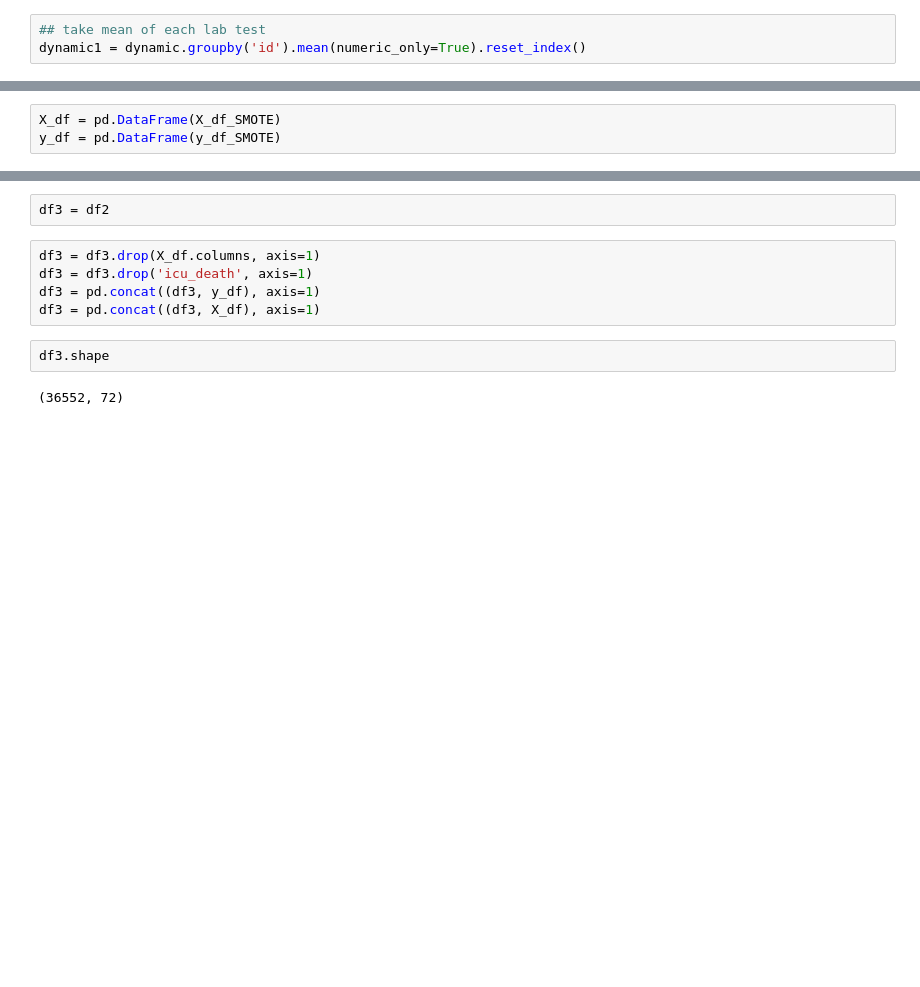
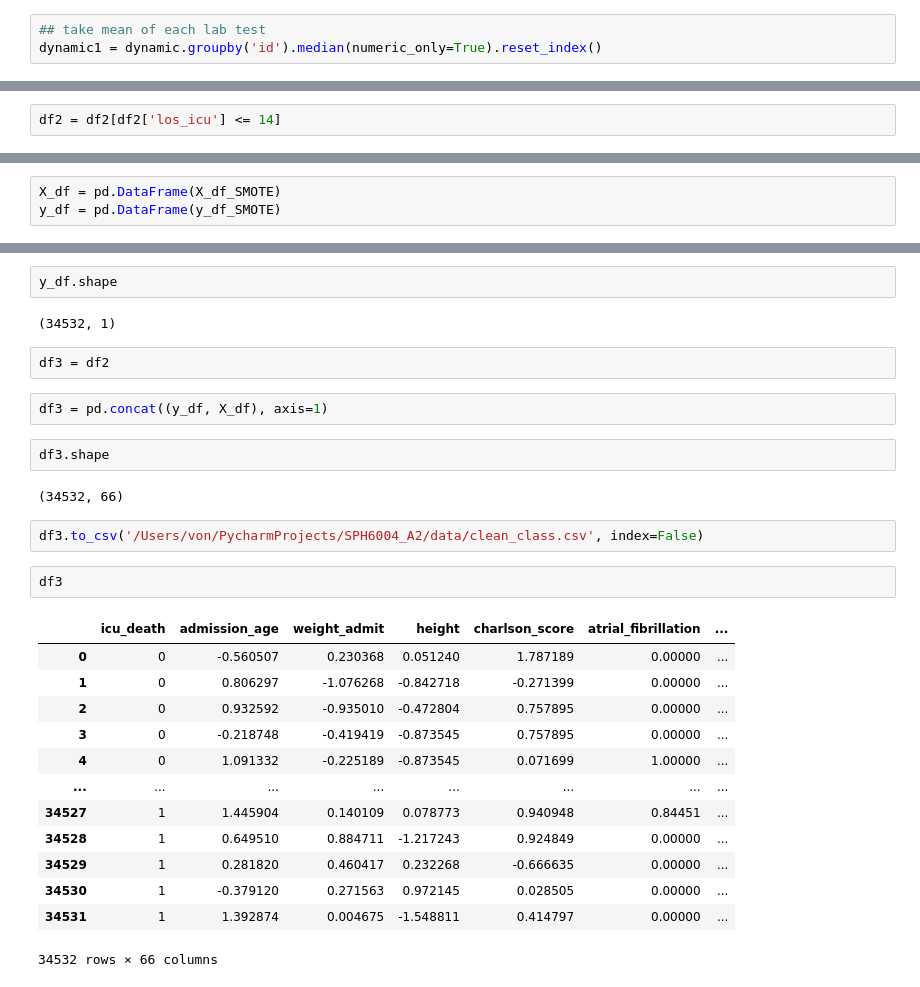
Before and after one commit to xuqianyi/SPH6004_group_assignment, a Jupyter notebook: clean.ipynb, the cells around one changed output, grey strips where cells are left out. Cells and saved outputs as stored; diff of their text form; blank space fills up the shorter version.

Commit message:
Update the clean process. Remove patients with los_icu > 14 and rerun the SMOTE. Two new csv files generated in the data folder.

```diff
--- a/clean.ipynb
+++ b/clean.ipynb
@@ -26,7 +26,7 @@ dynamic.shape
 (93604, 70)
 # %%
 ## take mean of each lab test
-dynamic1 = dynamic.groupby('id').mean(numeric_only=True).reset_index()
+dynamic1 = dynamic.groupby('id').median(numeric_only=True).reset_index()
 # %%
 df = pd.merge(static, dynamic1, on='id', how='left')
 # %%
@@ -266,0 +304,2 @@ df2
+# %%
+df2 = df2[df2['los_icu'] <= 14]
@@ -285,11 +334,30 @@ y_df = pd.DataFrame(y_df_SMOTE)
+# %%
+y_df.shape
+# %% [output]
+(34532, 1)
 # %%
 df3 = df2
 # %%
-df3 = df3.drop(X_df.columns, axis=1)
-df3 = df3.drop('icu_death', axis=1)
-df3 = pd.concat((df3, y_df), axis=1)
-df3 = pd.concat((df3, X_df), axis=1)
+df3 = pd.concat((y_df, X_df), axis=1)
 # %%
 df3.shape
 # %% [output]
-(36552, 72)
+(34532, 66)
+# %%
+df3.to_csv('/Users/von/PycharmProjects/SPH6004_A2/data/clean_class.csv', index=False)
+# %%
+df3
+# %% [output]
+|  | icu_death | admission_age | weight_admit | height | charlson_score | atrial_fibrillation | ... |
+| 0 | 0 | -0.560507 | 0.230368 | 0.051240 | 1.787189 | 0.00000 | ... |
+| 1 | 0 | 0.806297 | -1.076268 | -0.842718 | -0.271399 | 0.00000 | ... |
+| 2 | 0 | 0.932592 | -0.935010 | -0.472804 | 0.757895 | 0.00000 | ... |
+| 3 | 0 | -0.218748 | -0.419419 | -0.873545 | 0.757895 | 0.00000 | ... |
+| 4 | 0 | 1.091332 | -0.225189 | -0.873545 | 0.071699 | 1.00000 | ... |
+| ... | ... | ... | ... | ... | ... | ... | ... |
+| 34527 | 1 | 1.445904 | 0.140109 | 0.078773 | 0.940948 | 0.84451 | ... |
+| 34528 | 1 | 0.649510 | 0.884711 | -1.217243 | 0.924849 | 0.00000 | ... |
+| 34529 | 1 | 0.281820 | 0.460417 | 0.232268 | -0.666635 | 0.00000 | ... |
+| 34530 | 1 | -0.379120 | 0.271563 | 0.972145 | 0.028505 | 0.00000 | ... |
+| 34531 | 1 | 1.392874 | 0.004675 | -1.548811 | 0.414797 | 0.00000 | ... |
+34532 rows × 66 columns
```
Also changed, not shown: parts of 10 cells of this notebook, 1 other file.
